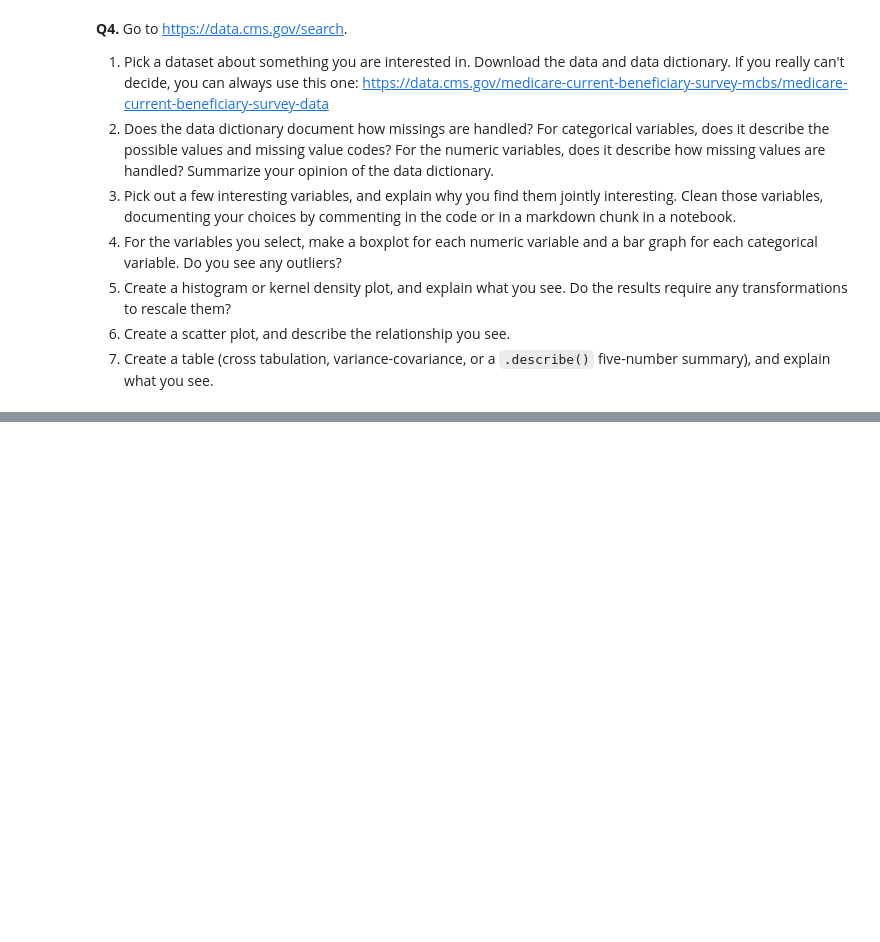
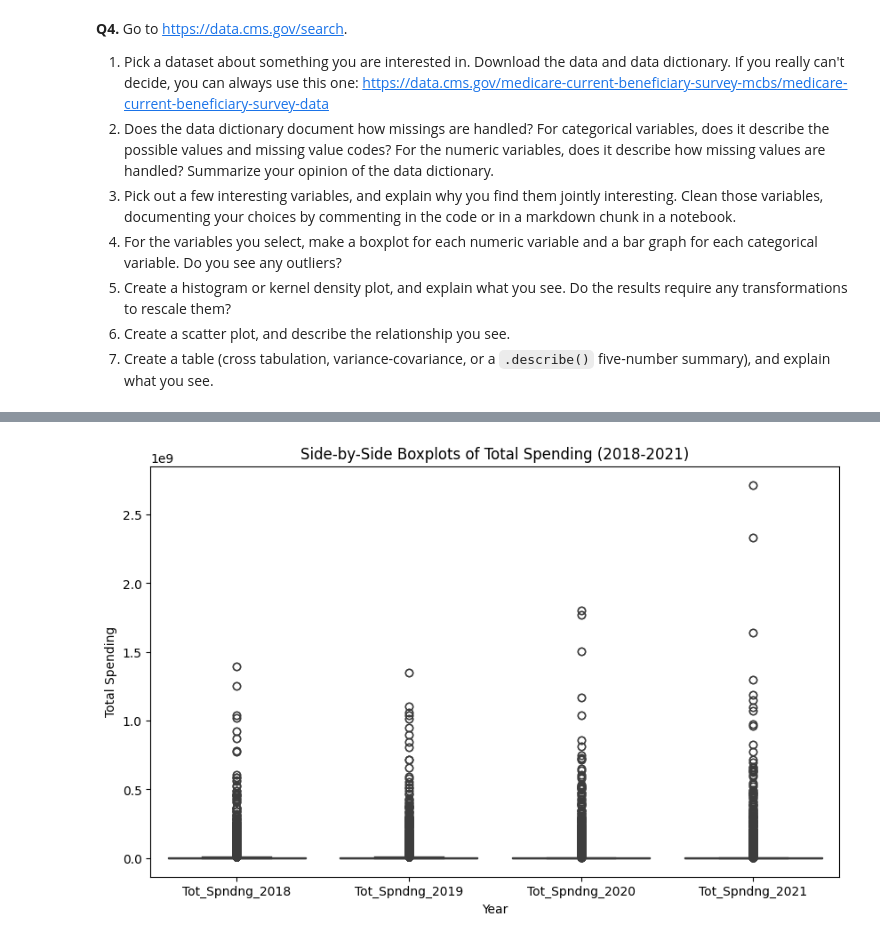
Before and after one commit to natalieassaad/visualization, a Jupyter notebook: assignment/assignment.ipynb, the cells around one changed output, grey strips where cells are left out. Saved outputs shown, nothing was run; the diff lists cells and outputs as text; code cells hidden in the pictures; blank space fills up the shorter version.

```diff
--- a/assignment/assignment.ipynb
+++ b/assignment/assignment.ipynb
@@ -289,0 +368,23 @@ cvd.head()
+# %%
+# prompt: made side by side boxplots for total spending in 2018, 2019, and 2020
+# Assuming your dataframe is named 'med' and contains columns 'Tot_Spndng_2018', 'Tot_Spndng_2019', 'Tot_Spndng_2020'
+spending_columns = ['Tot_Spndng_2018', 'Tot_Spndng_2019', 'Tot_Spndng_2020', 'Tot_Spndng_2021']
+
+# Create a list of the columns to plot
+columns_to_plot = [col for col in spending_columns if col in med.columns]
+
+# Create a figure and axes
+fig, ax = plt.subplots(figsize=(10, 6))
+
+# Create side-by-side boxplots
+sns.boxplot(data=med[columns_to_plot], ax=ax)
+
+# Customize the plot
+ax.set_xlabel('Year')
+ax.set_ylabel('Total Spending')
+ax.set_title('Side-by-Side Boxplots of Total Spending (2018-2021)')
+
+# Display the plot
+plt.show()
+# %% [output]
+[figure, added]
```
Also changed, not shown: parts of 9 cells of this notebook.
